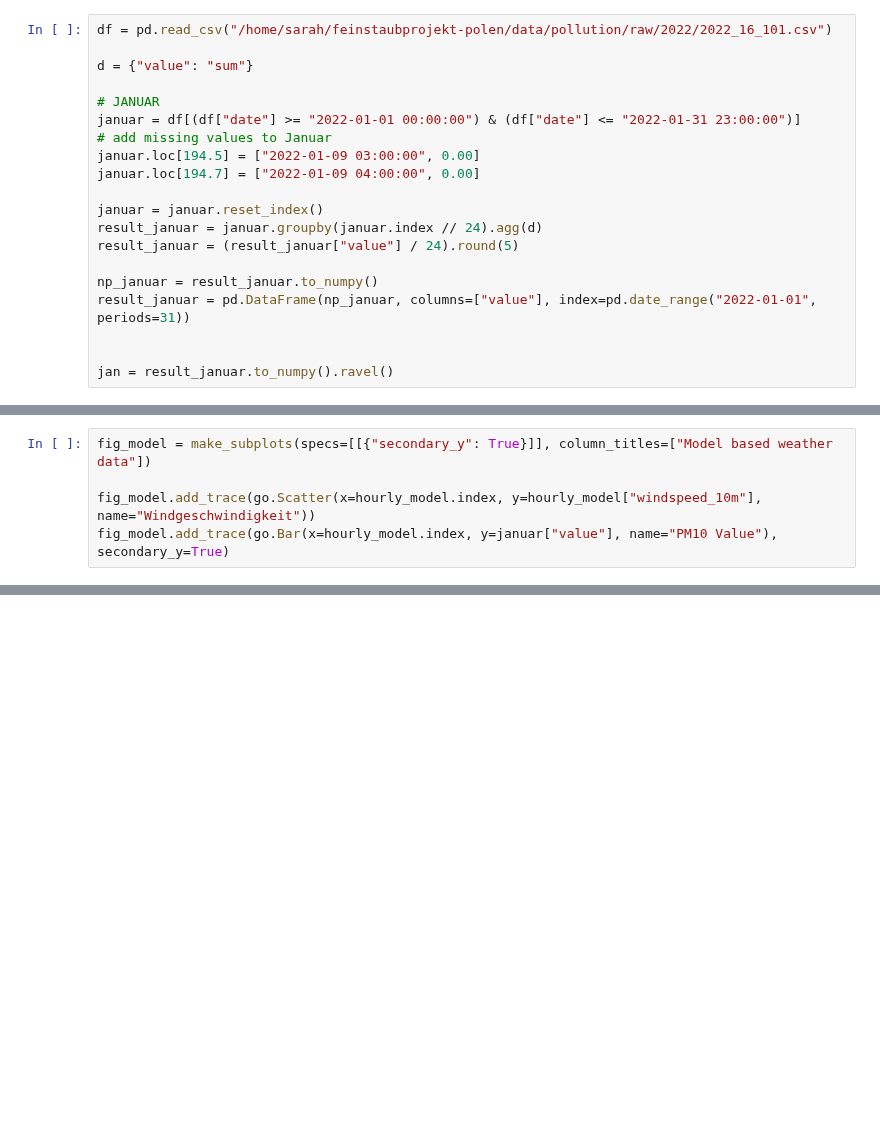
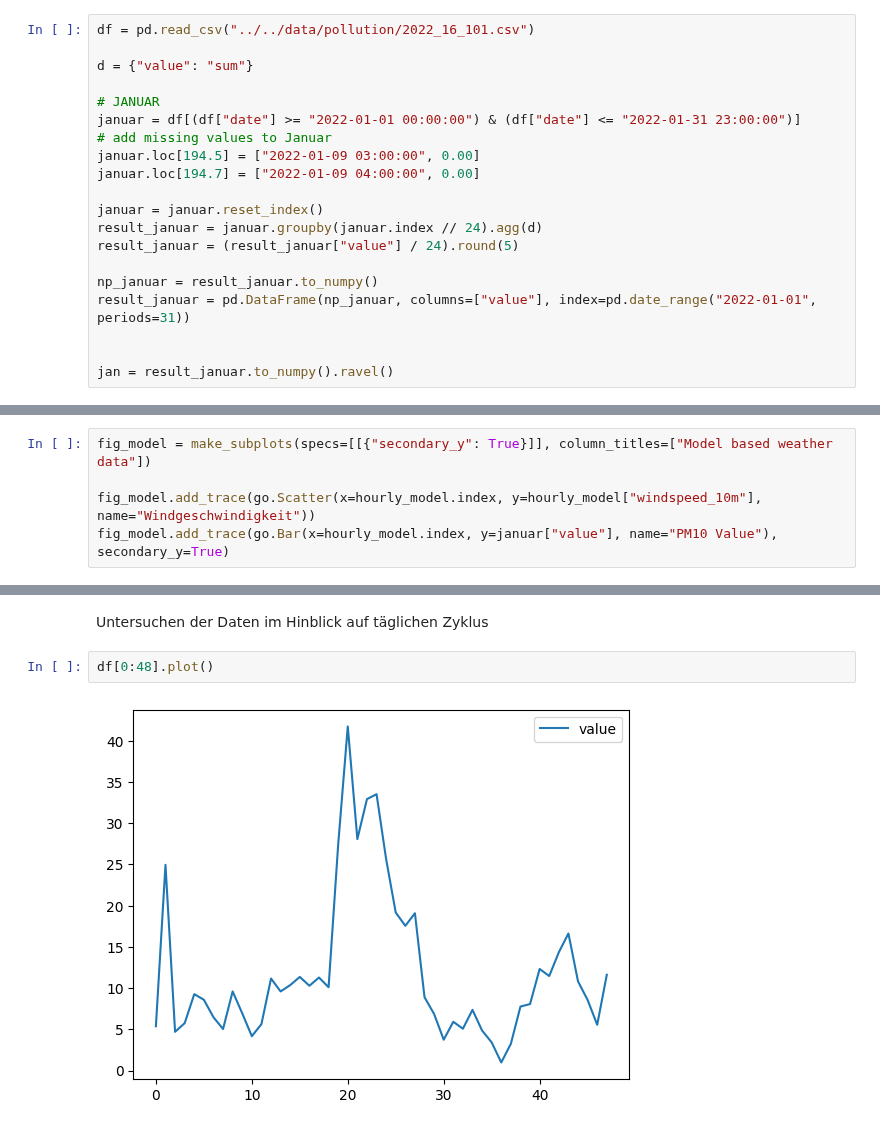
Before and after one commit to TheisNiklas/particulate-matter-prediction, a Jupyter notebook: src/weatherdata/weather_data_lineplots.ipynb, the cells around one changed output, grey strips where cells are left out. Cells and saved outputs as stored; diff of their text form; blank space fills up the shorter version.

```diff
--- a/src/weatherdata/weather_data_lineplots.ipynb
+++ b/src/weatherdata/weather_data_lineplots.ipynb
@@ -68,7 +68,7 @@ hourly_model
 | 2022-01-31 23:00:00 | -2.2 | 91 | 117 | 7.2 | 0.0 |
 744 rows × 5 columns
 # %%
-df = pd.read_csv("/home/sarah/feinstaubprojekt-polen/data/pollution/raw/2022/2022_16_101.csv")
+df = pd.read_csv("../../data/pollution/2022_16_101.csv")
 
 d = {"value": "sum"}
 
@@ -123,0 +137,6 @@ fig_model.add_trace(go.Scatter(x=hourly_model.index, y=januar["value"], name="PM
+# %% [markdown]
+Untersuchen der Daten im Hinblick auf täglichen Zyklus
+# %%
+df[0:48].plot()
+# %% [output]
+[figure, added]
```
Also changed, not shown: parts of 9 cells of this notebook, 1 other file.
